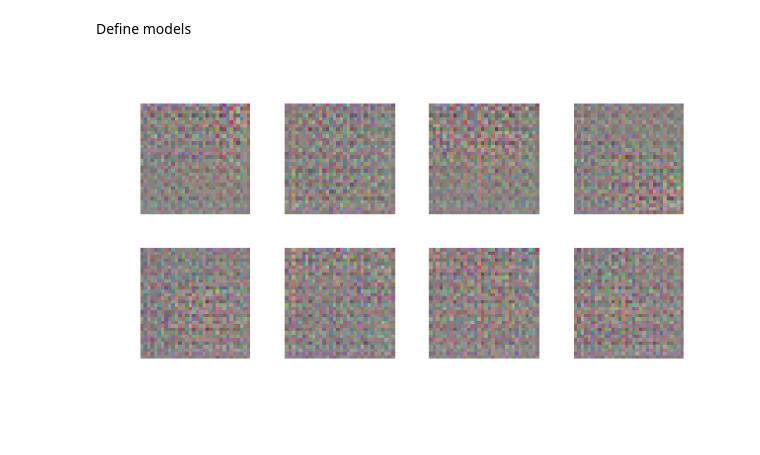
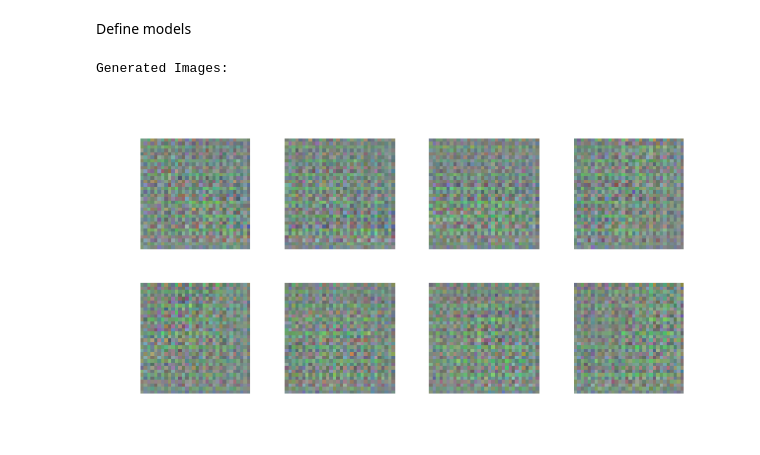
Before and after one commit to elliekkim/monet-gan, a Jupyter notebook: cycle_gan_basic.ipynb, the cells around one changed output. Drawn from its saved outputs; the diff is of its cells as text; code cells hidden in the pictures.

```diff
--- a/cycle_gan_basic.ipynb
+++ b/cycle_gan_basic.ipynb
@@ -42,7 +47,7 @@ monet = Monet()
 cifar = CIFAR10(root="./cifar10", train=True,
                 download=True, transform=to_tensor)
 
-batch_size = 64
+batch_size = 16
 monet_loader = DataLoader(monet, batch_size=batch_size, shuffle=True)
 cifar_loader = DataLoader(cifar, batch_size=batch_size, shuffle=True)
 # %% [output]
@@ -126,14 +131,41 @@ class Generator(nn.Module):
 
 
 class Discriminator(nn.Module):
-    def __init__(self):
+    def __init__(self, input_channels=3):
         super().__init__()
+        self.model = nn.Sequential(
+            nn.Conv2d(input_channels, 64, kernel_size=4, stride=2, padding=1),
+            nn.LeakyReLU(0.2, inplace=True),
+
+            nn.Conv2d(64, 128, kernel_size=4, stride=2, padding=1),
+            nn.InstanceNorm2d(128),
+            nn.LeakyReLU(0.2, inplace=True),
+
+            nn.Conv2d(128, 256, kernel_size=4, stride=2, padding=1),
+            nn.InstanceNorm2d(256),
+            nn.LeakyReLU(0.2, inplace=True),
+
+            nn.Conv2d(256, 512, kernel_size=4, stride=1, padding=1),
+            nn.InstanceNorm2d(512),
+            nn.LeakyReLU(0.2, inplace=True),
+
+            # Output Layer: Conv -> Sigmoid
+            nn.Conv2d(512, 1, kernel_size=3, stride=1),
+            nn.Flatten(1),
+            nn.Sigmoid()
+        )
 
     def forward(self, x):
-        pass
-
-g = Generator()
-imgs, labels = next(iter(cifar_loader))
-show_images(g(imgs[:8]))
+        return self.model(x)
-# %% [output]
-[figure, removed]
+# %%
+g = Generator()
+d = Discriminator()
+
+# Test with CIFAR
+imgs, _ = next(iter(cifar_loader))
+fake_imgs = g(imgs)
+print("Generated Images:")
+show_images(fake_imgs[:8].detach().cpu())
+# %% [output]
+Generated Images:
+[figure, added]
```
Also changed, not shown: parts of 3 cells of this notebook, 1 other file.
